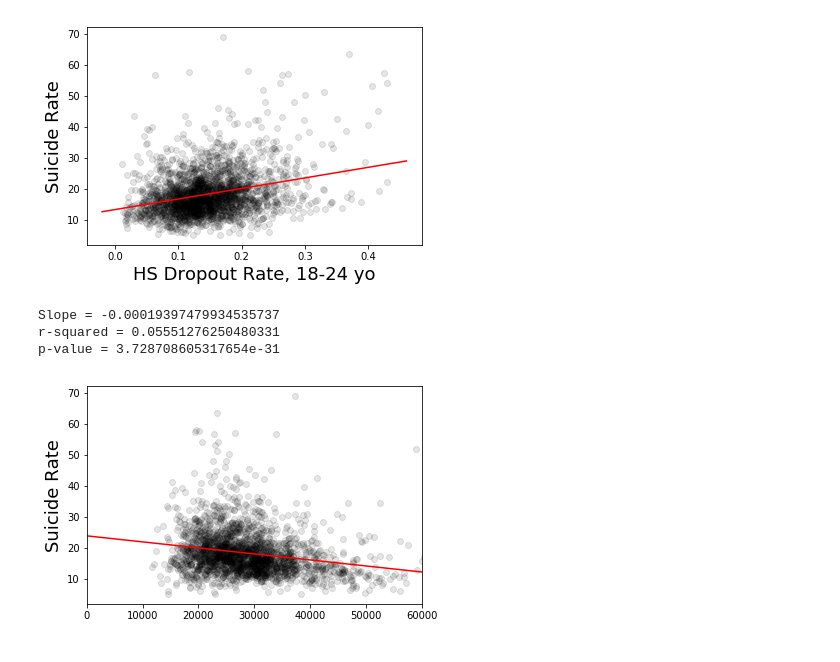
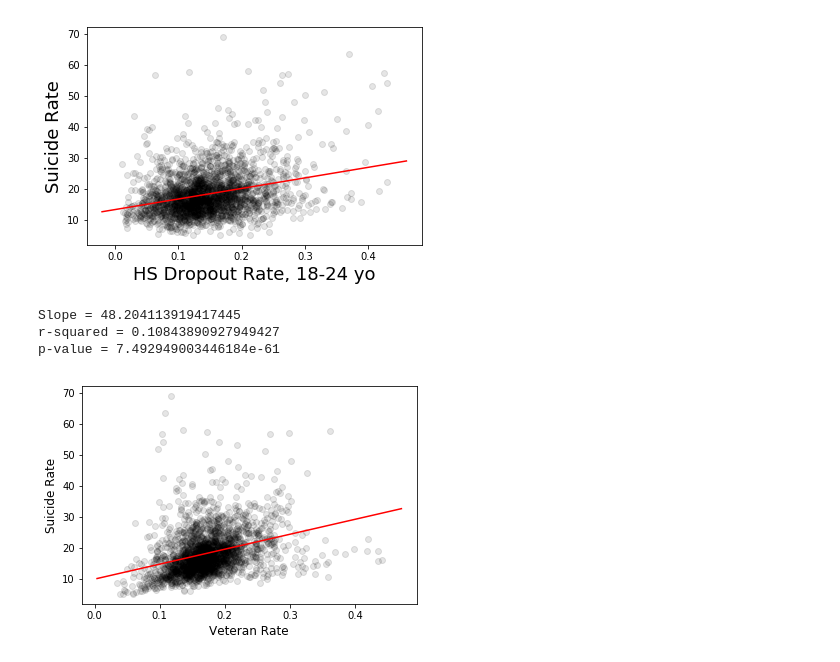
Before and after one commit to salkoffd/HappySauce, a Jupyter notebook: HappySauce.ipynb, the cells around one changed output. Saved outputs shown, nothing was run; the diff lists cells and outputs as text; code cells hidden in the pictures.

```diff
--- a/HappySauce.ipynb
+++ b/HappySauce.ipynb
@@ -22,6 +22,19 @@ vars_full = {
     'B15001_003E': 'Estimate!!Total!!Male!!18 to 24 years',
     'B15001_046E': 'Estimate!!Total!!Female!!18 to 24 years!!9th to 12th grade no diploma',
     'B15001_005E': 'Estimate!!Total!!Male!!18 to 24 years!!9th to 12th grade no diploma',
+#
+    'B23001_048E': 'Estimate!!Total!!Male!!45 to 54 years!!In labor force!!Civilian',
+    'B23001_050E': 'Estimate!!Total!!Male!!45 to 54 years!!In labor force!!Civilian!!Unemployed',
+#
+    'B27001_018E': 'Estimate!!Total!!Male!!45 to 54 years',
+    'B27001_020E': 'Estimate!!Total!!Male!!45 to 54 years!!No health insurance coverage',
+#
+    'B17001A_001E': 'Estimate!!Total, whites',
+    'B17001A_002E': 'Estimate!!Total!!Income in the past 12 months below poverty level, whites',
+#
+    'B21001_004E': 'Estimate!!Total!!Male',
+    'B21001_005E': 'Estimate!!Total!!Male!!Veteran',
+#
     'B01003_001E': 'Total population'
 }
 vars = list(vars_full.keys())
@@ -57,5 +70,8 @@ df_full = df.join(df_grim, on='County Code', how='inner')
 for thisVar in vars:
     df_full[thisVar] = [float(i) for i in df_full[thisVar]]
 
-df_full.head()
+# Order by highest suicide rate
+df_full = df_full.sort_values(by='Suicide Rate', ascending=False)
+
+df_full.head(30)
 # %% [output]
@@ -107,30 +135,30 @@ p-value = 3.3573445632114665e-48
 [figure]
 # %%
 # Define x and y
-x = df_full['B19202_001E'] # 'MEDIAN NONFAMILY HOUSEHOLD INCOME'
+x = df_full['B21001_005E'] / df_full['B21001_004E']
 y = df_full['Suicide Rate']
 
 # Plot
 fig = plt.scatter(x, y, c='black', alpha=0.1)
 axes = plt.gca()
-axes.set_xlim([0,60000])
-plt.ylabel('Suicide Rate', fontsize=18)
-# plt.xlabel('HS Dropout Rate, 18-24 yo', fontsize=18)
+# axes.set_xlim([0,500000])
+plt.ylabel('Suicide Rate', fontsize=12)
+plt.xlabel('Veteran Rate', fontsize=12)
 
 
 # Linear Regression
 slope, intercept, r_value, p_value, std_err = stats.linregress(x, y)
 # Plot a line from slope and intercept
 axes = plt.gca()
 x_vals = np.array(axes.get_xlim())
 y_vals = intercept + slope * x_vals
 plt.plot(x_vals, y_vals, '-', color="red")
 print(f"Slope = {slope}")
 print(f"r-squared = {r_value**2}")
 print(f"p-value = {p_value}")
 # plt.savefig("happySauce_fig01.png")
 # %% [output]
-Slope = -0.00019397479934535737
-r-squared = 0.05551276250480331
-p-value = 3.728708605317654e-31
+Slope = 48.204113919417445
+r-squared = 0.10843890927949427
+p-value = 7.492949003446184e-61
-[figure, old version]
+[figure, new version]
```
Also changed, not shown: parts of 2 cells of this notebook.
